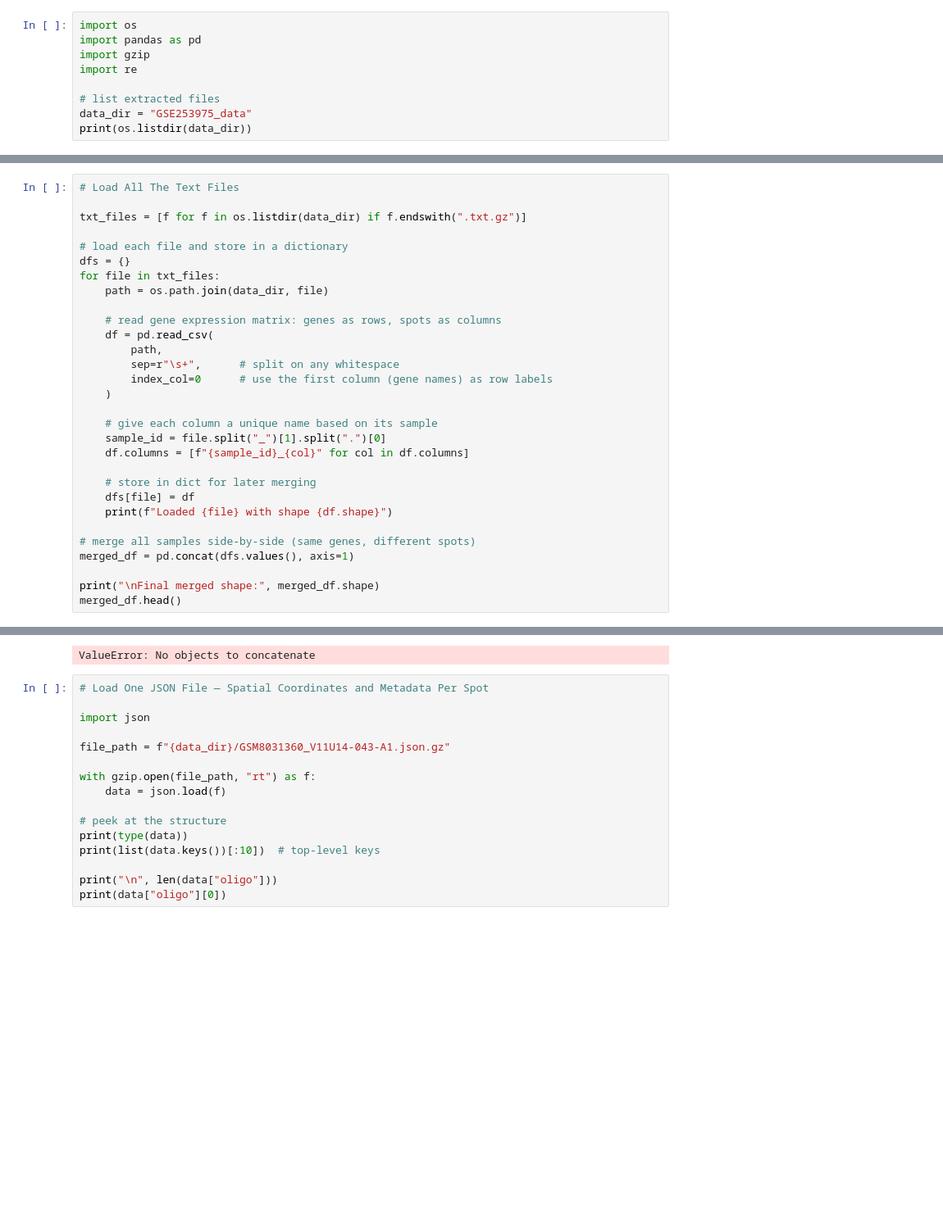
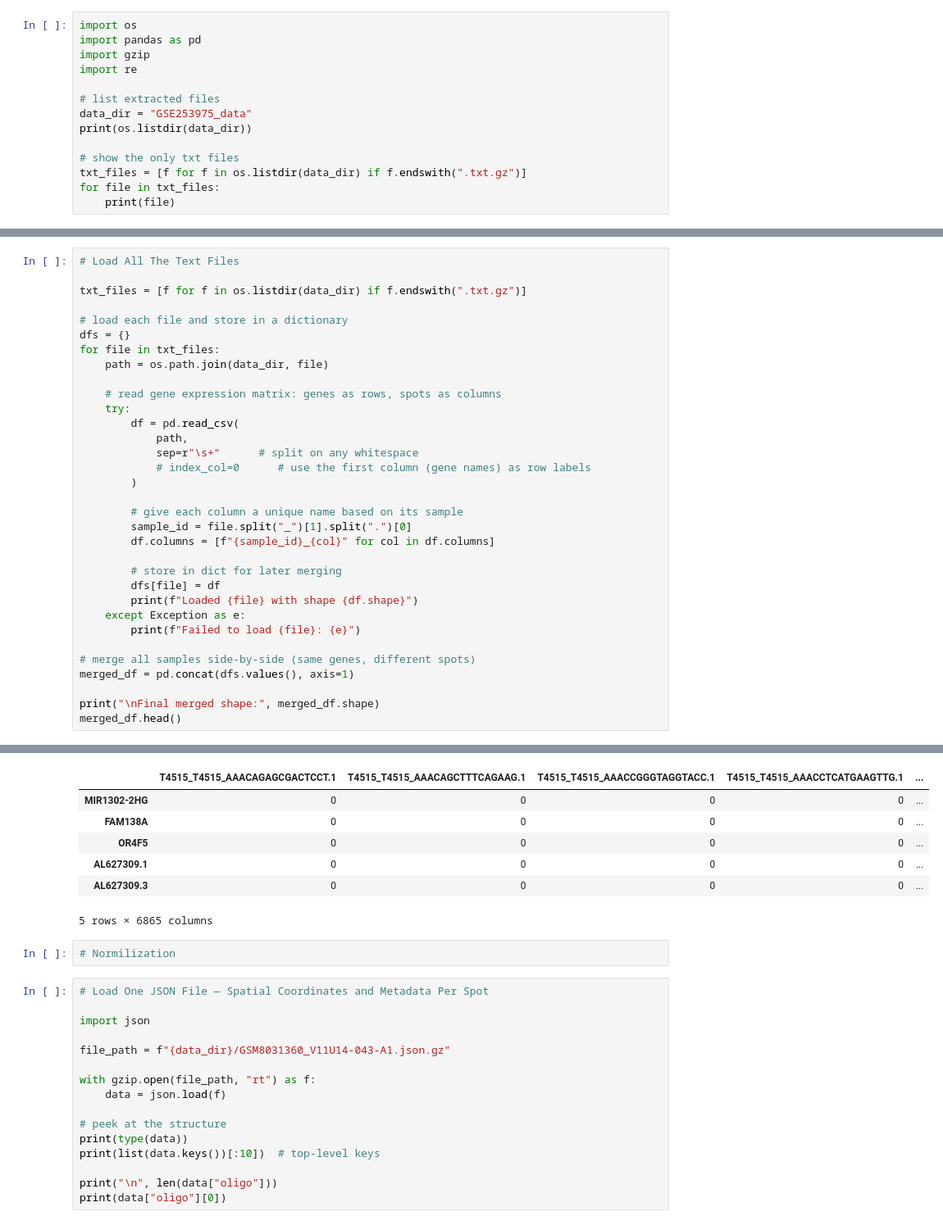
Before and after one commit to josephletobar/parkinsons-spatial-transcriptomics, a Jupyter notebook: parkinsons_analysis.ipynb, the cells around one changed output, grey strips where cells are left out. Shown at 82% size. Drawn from its saved outputs; the diff is of its cells as text; blank space fills up the shorter version.

Commit message:
Complete spatial transcriptomics data loading

```diff
--- a/parkinsons_analysis.ipynb
+++ b/parkinsons_analysis.ipynb
@@ -7,5 +7,10 @@ import re
 # list extracted files
 data_dir = "GSE253975_data"
 print(os.listdir(data_dir))
+
+# show the only txt files
+txt_files = [f for f in os.listdir(data_dir) if f.endswith(".txt.gz")]
+for file in txt_files:
+    print(file)
 # %% [output]
 ['GSM8031360_T4515.txt.gz', 'GSM8031363_T2791.txt.gz', 'GSM8031360_V11U14-043-A1.json.gz', 'GSM8031364_V11U14-040-C1.json.gz', 'GSM8031361_V11U14-042-A1.json.gz', 'GSM8031361_T0081.txt.gz', 'GSM803136 ...
@@ -53,19 +65,22 @@ for file in txt_files:
     path = os.path.join(data_dir, file)
 
     # read gene expression matrix: genes as rows, spots as columns
-    df = pd.read_csv(
-        path,
-        sep=r"\s+",      # split on any whitespace
-        index_col=0      # use the first column (gene names) as row labels
-    )
+    try:
+        df = pd.read_csv(
+            path,
+            sep=r"\s+"      # split on any whitespace
+            # index_col=0      # use the first column (gene names) as row labels
+        )
 
-    # give each column a unique name based on its sample
-    sample_id = file.split("_")[1].split(".")[0]
-    df.columns = [f"{sample_id}_{col}" for col in df.columns]
+        # give each column a unique name based on its sample
+        sample_id = file.split("_")[1].split(".")[0]
+        df.columns = [f"{sample_id}_{col}" for col in df.columns]
 
-    # store in dict for later merging
-    dfs[file] = df
-    print(f"Loaded {file} with shape {df.shape}")
+        # store in dict for later merging
+        dfs[file] = df
+        print(f"Loaded {file} with shape {df.shape}")
+    except Exception as e:
+        print(f"Failed to load {file}: {e}")
 
 # merge all samples side-by-side (same genes, different spots)
 merged_df = pd.concat(dfs.values(), axis=1)
@@ -83,4 +100,12 @@ merged_df.head()
+|  | T4515_T4515_AAACAGAGCGACTCCT.1 | T4515_T4515_AAACAGCTTTCAGAAG.1 | T4515_T4515_AAACCGGGTAGGTACC.1 | T4515_T4515_AAACCTCATGAAGTTG.1 | ... |
+| MIR1302-2HG | 0 | 0 | 0 | 0 | ... |
+| FAM138A | 0 | 0 | 0 | 0 | ... |
+| OR4F5 | 0 | 0 | 0 | 0 | ... |
+| AL627309.1 | 0 | 0 | 0 | 0 | ... |
+| AL627309.3 | 0 | 0 | 0 | 0 | ... |
-ValueError: No objects to concatenate
+5 rows × 6865 columns
+# %%
+# Normilization
 # %%
 # Load One JSON File — Spatial Coordinates and Metadata Per Spot
 
```
Also changed, not shown: parts of 3 cells of this notebook.
